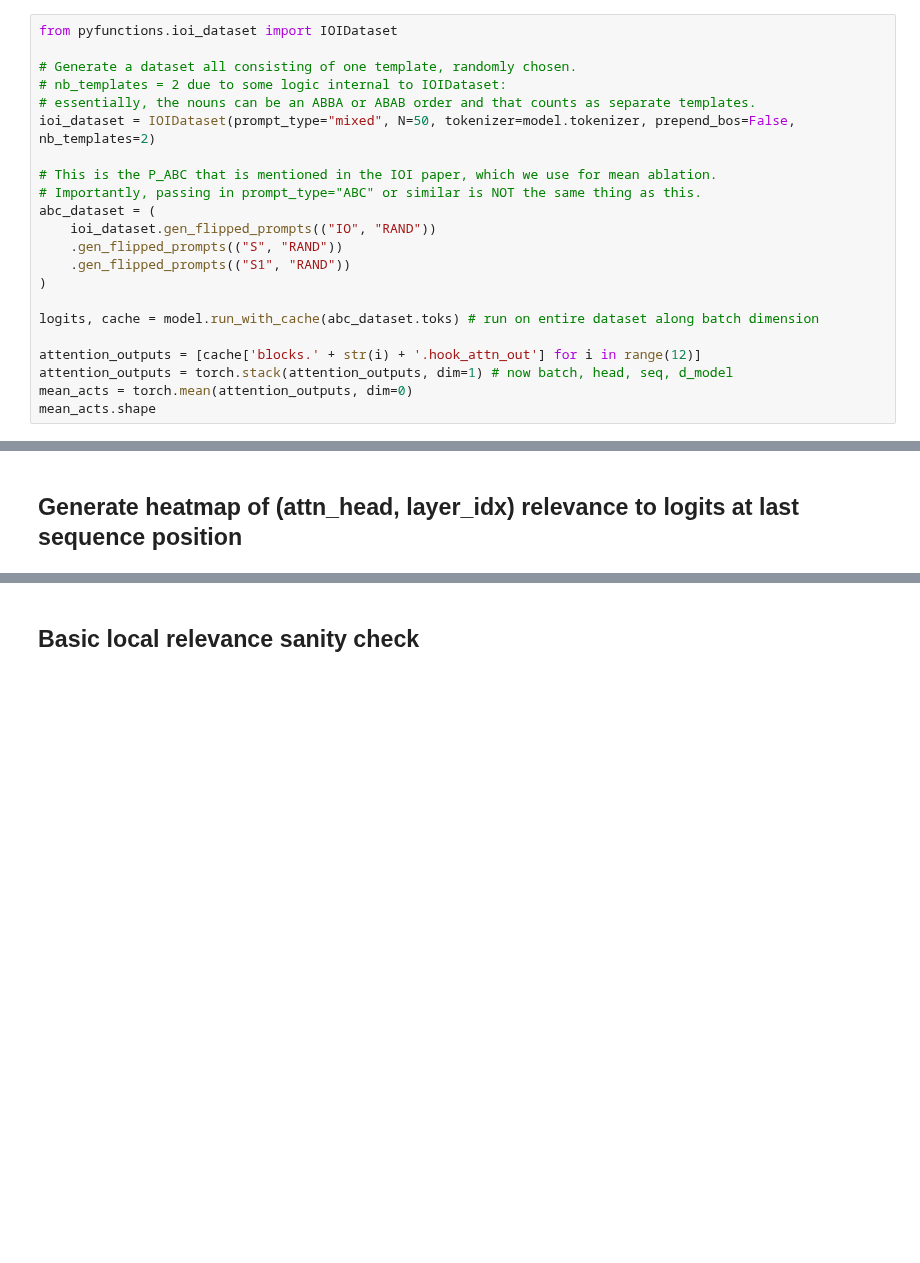
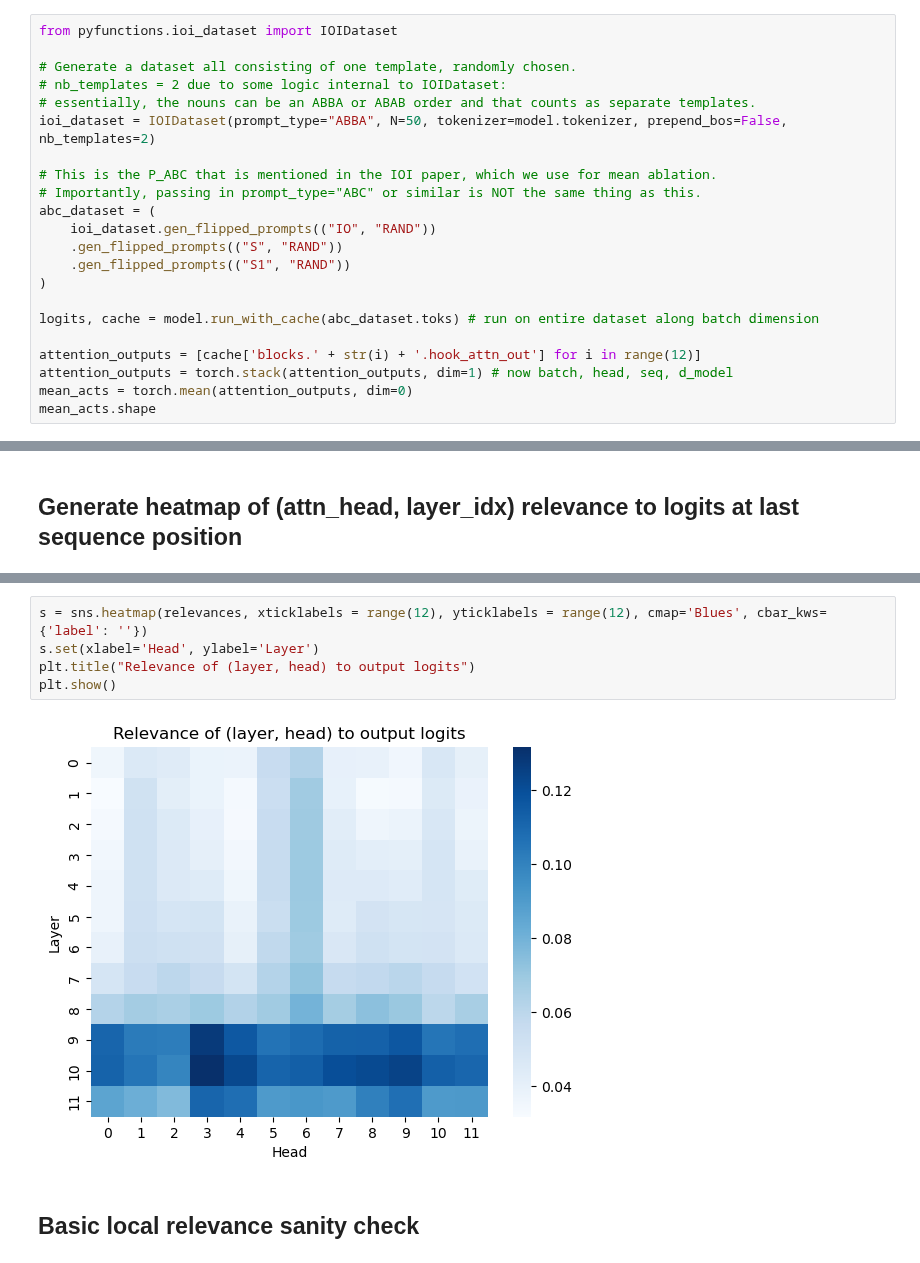
Before and after one commit to adelaidehsu/CD_Circuit, a Jupyter notebook: notebooks/GPT_sanity_checks.ipynb, the cells around one changed output, grey strips where cells are left out. Drawn from its saved outputs; the diff is of its cells as text; blank space fills up the shorter version.

```diff
--- a/notebooks/GPT_sanity_checks.ipynb
+++ b/notebooks/GPT_sanity_checks.ipynb
@@ -83,7 +96,7 @@ from pyfunctions.ioi_dataset import IOIDataset
 # Generate a dataset all consisting of one template, randomly chosen.
 # nb_templates = 2 due to some logic internal to IOIDataset:
 # essentially, the nouns can be an ABBA or ABAB order and that counts as separate templates.
-ioi_dataset = IOIDataset(prompt_type="mixed", N=50, tokenizer=model.tokenizer, prepend_bos=False, nb_templates=2)
+ioi_dataset = IOIDataset(prompt_type="ABBA", N=50, tokenizer=model.tokenizer, prepend_bos=False, nb_templates=2)
 
 # This is the P_ABC that is mentioned in the IOI paper, which we use for mean ablation.
 # Importantly, passing in prompt_type="ABC" or similar is NOT the same thing as this.
@@ -253,3 +301,10 @@ for seq_idx in range(15):
+# %%
+s = sns.heatmap(relevances, xticklabels = range(12), yticklabels = range(12), cmap='Blues', cbar_kws={'label': ''})
+s.set(xlabel='Head', ylabel='Layer')
+plt.title("Relevance of (layer, head) to output logits")
+plt.show()
+# %% [output]
+[figure, added]
 # %% [markdown]
 ## Basic local relevance sanity check
 # %%
```
Also changed, not shown: parts of 11 cells of this notebook, 5 other files.
